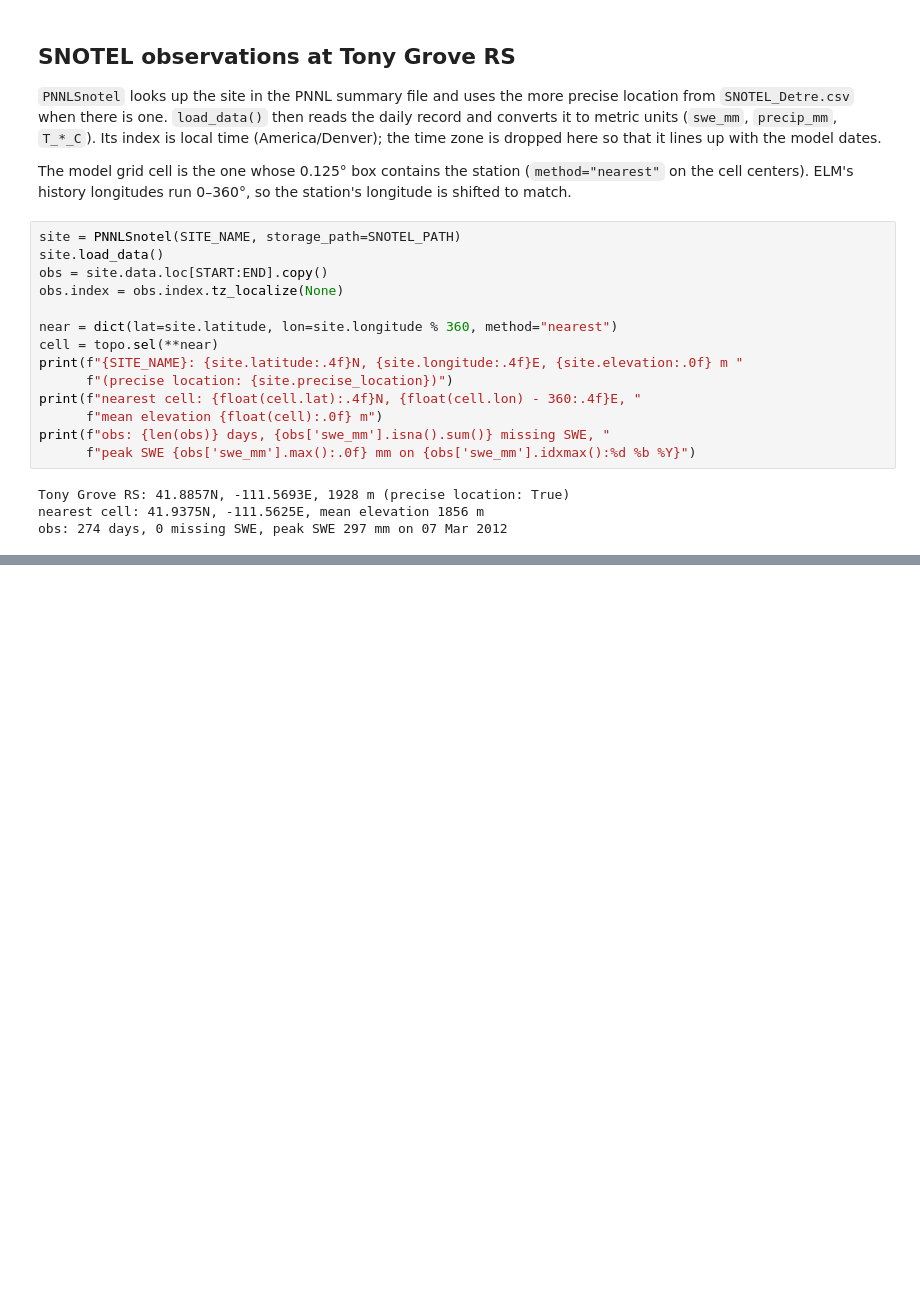
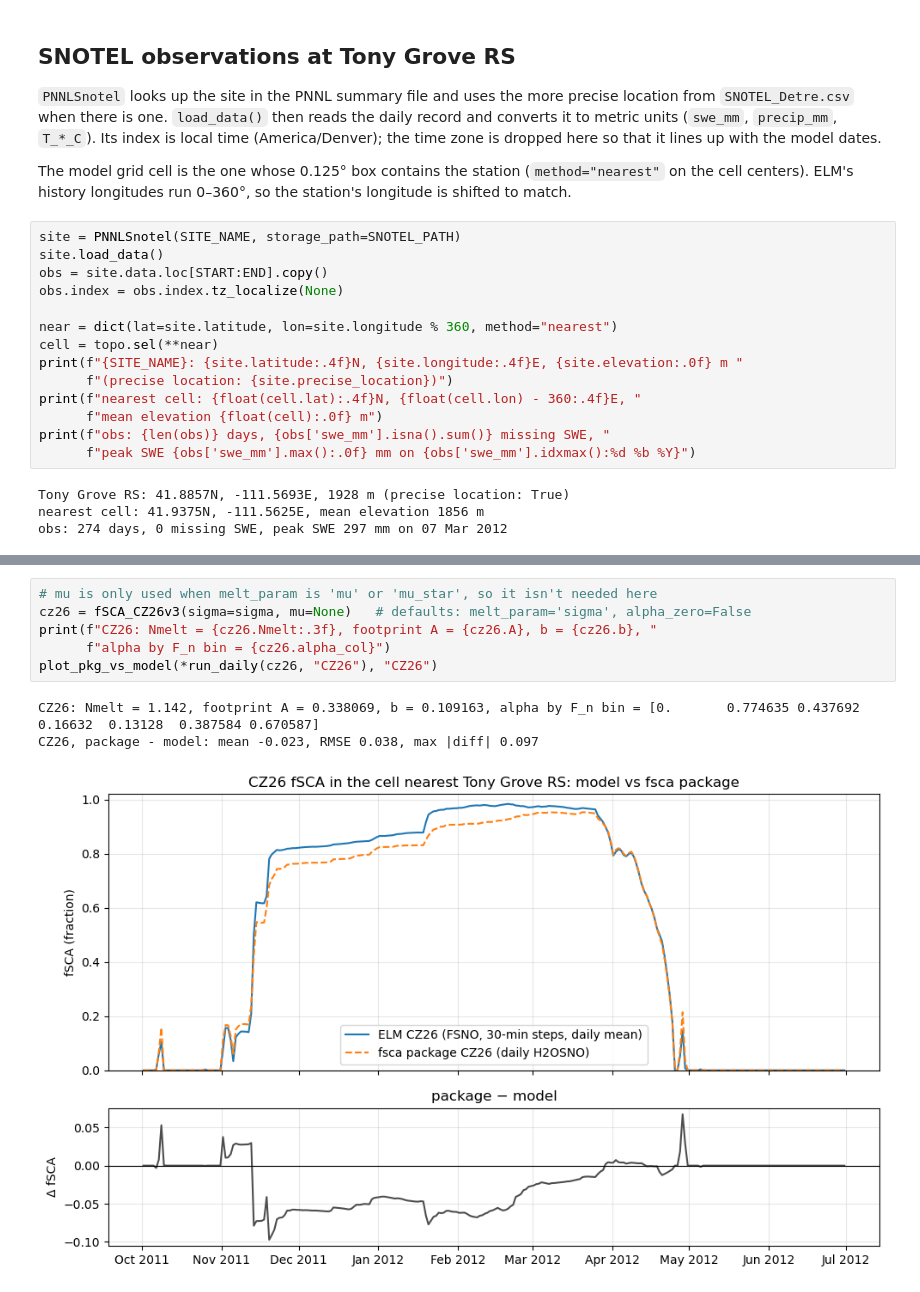
Before and after one commit to chrisrycx/E3SM_run_scripts, a Jupyter notebook: analysis/TG_NLDAS2_WY2012_fsca_sweep.ipynb, the cells around one changed output, grey strips where cells are left out. Drawn from its saved outputs; the diff is of its cells as text; blank space fills up the shorter version.

```diff
--- a/analysis/TG_NLDAS2_WY2012_fsca_sweep.ipynb
+++ b/analysis/TG_NLDAS2_WY2012_fsca_sweep.ipynb
@@ -165,0 +286,10 @@ plt.show()
+# %%
+# mu is only used when melt_param is 'mu' or 'mu_star', so it isn't needed here
+cz26 = fSCA_CZ26v3(sigma=sigma, mu=None)   # defaults: melt_param='sigma', alpha_zero=False
+print(f"CZ26: Nmelt = {cz26.Nmelt:.3f}, footprint A = {cz26.A}, b = {cz26.b}, "
+      f"alpha by F_n bin = {cz26.alpha_col}")
+plot_pkg_vs_model(*run_daily(cz26, "CZ26"), "CZ26")
+# %% [output]
+CZ26: Nmelt = 1.142, footprint A = 0.338069, b = 0.109163, alpha by F_n bin = [0.       0.774635 0.437692 0.16632  0.13128  0.387584 0.670587]
+CZ26, package - model: mean -0.023, RMSE 0.038, max |diff| 0.097
+[figure, added]
```
Also changed, not shown: parts of 13 cells of this notebook.
